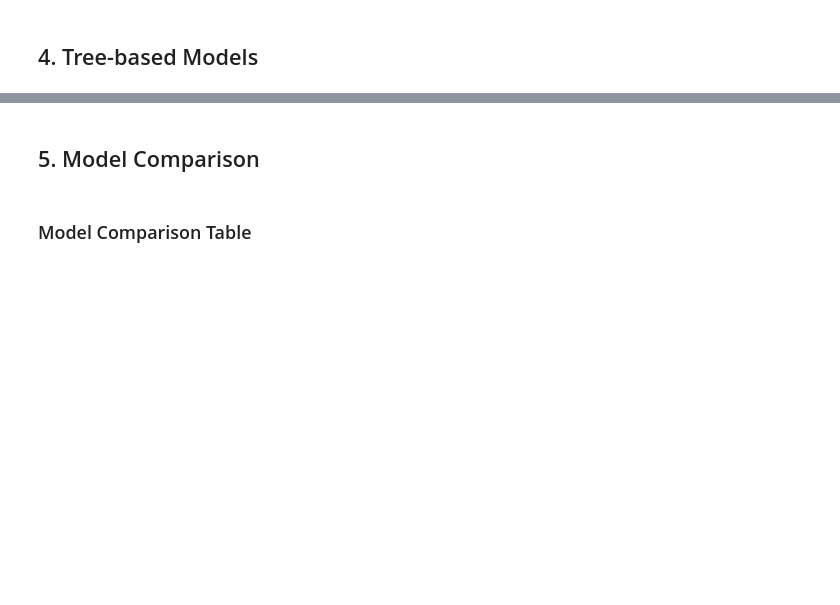
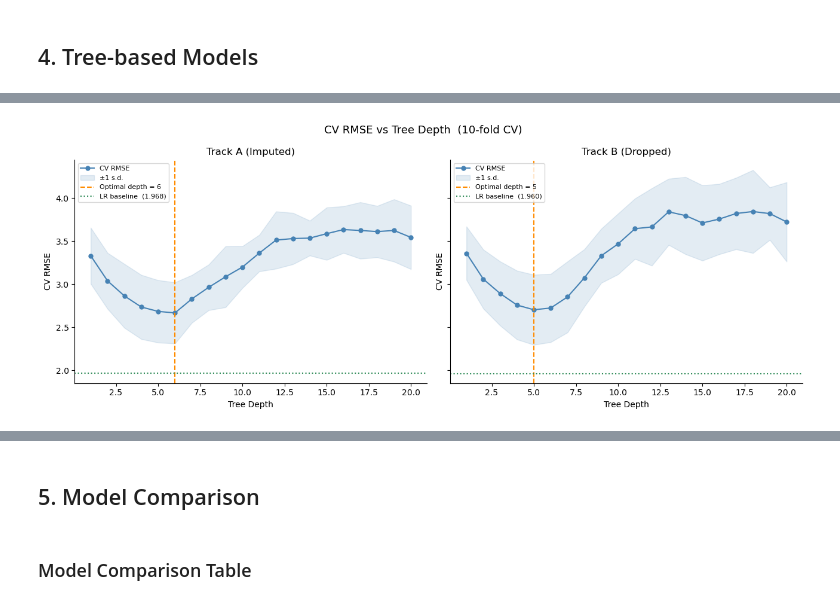
Before and after one commit to lizhsaao/math_project, a Jupyter notebook: notebooks/1.ipynb, the cells around one changed output, grey strips where cells are left out. Cells and saved outputs as stored; diff of their text form; code cells hidden in the pictures; blank space fills up the shorter version.

```diff
--- a/notebooks/1.ipynb
+++ b/notebooks/1.ipynb
@@ -584,0 +558,29 @@ Across both tracks, the 10-fold CV confirms that the decision tree (depth=3) und
+# %%
+fig, axes = subplots(1, 2, figsize=(13, 5), sharey=True)
+
+for ax, rmse_arr, std_arr, opt_d, rmse_lr, label in zip(
+    axes,
+    [rmse_depth_a, rmse_depth_b],
+    [std_depth_a, std_depth_b],
+    [opt_depth_a, opt_depth_b],
+    [rmse_cv_a, rmse_cv_b],
+    ["Track A (Imputed)", "Track B (Dropped)"],
+):
+    ax.plot(depths, rmse_arr, "o-", color="steelblue", markersize=5, label="CV RMSE")
+    ax.fill_between(depths, rmse_arr - std_arr, rmse_arr + std_arr,
+                    alpha=0.15, color="steelblue", label="±1 s.d.")
+    ax.axvline(opt_d, linestyle="--", color="darkorange",
+               label=f"Optimal depth = {opt_d}")
+    ax.axhline(rmse_lr, linestyle=":", color="seagreen", linewidth=1.5,
+               label=f"LR baseline  ({rmse_lr:.3f})")
+    ax.set_title(label, fontsize=12)
+    ax.set_xlabel("Tree Depth")
+    ax.set_ylabel("CV RMSE")
+    ax.legend(fontsize=8)
+    ax.spines["top"].set_visible(False)
+    ax.spines["right"].set_visible(False)
+
+fig.suptitle("CV RMSE vs Tree Depth  (10-fold CV)", fontsize=13)
+plt.tight_layout()
+# %% [output]
+[figure, added]
```
Also changed, not shown: parts of 55 cells of this notebook.
